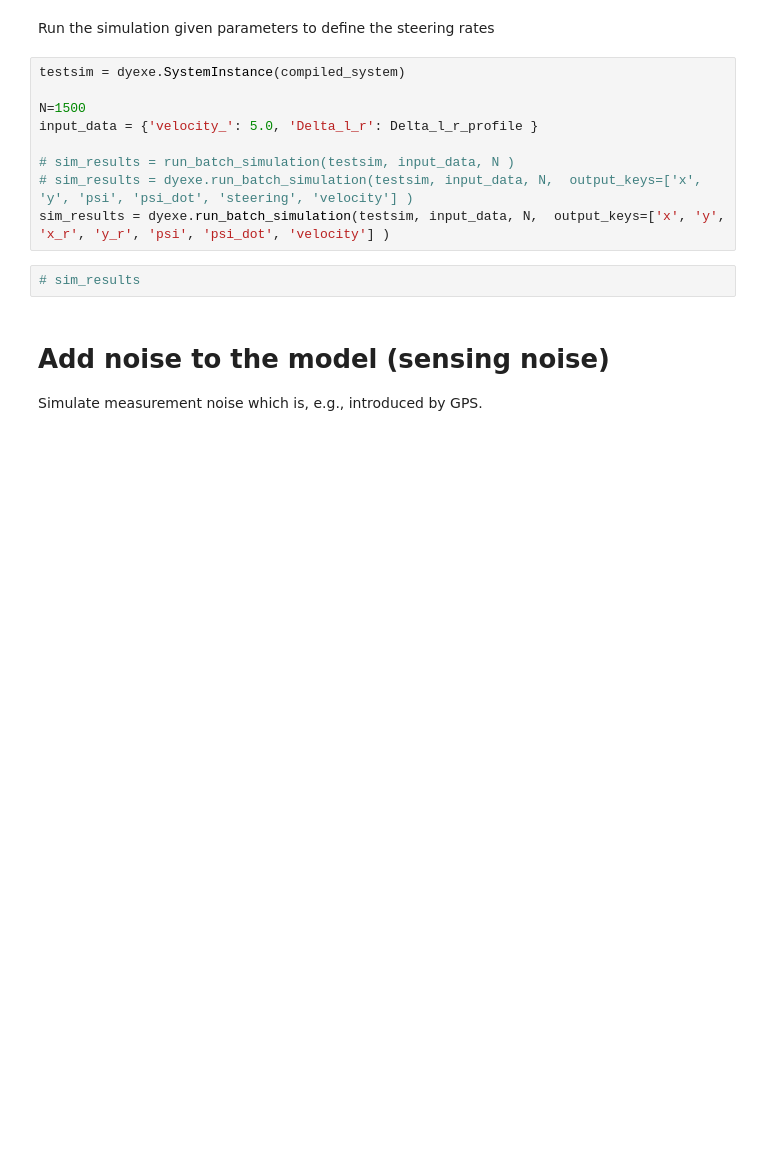
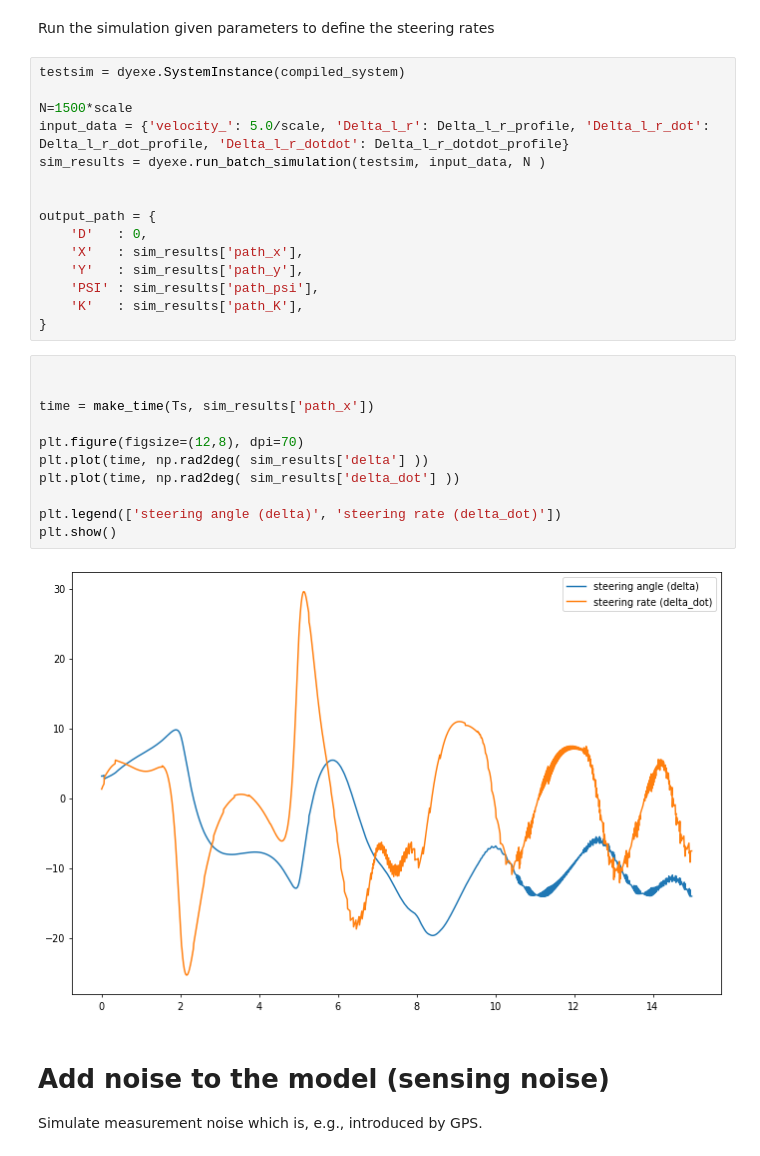
Before and after one commit to christianausb/vehicleControl, a Jupyter notebook: localization_along_line.ipynb, the cells around one changed output. Drawn from its saved outputs; the diff is of its cells as text; blank space fills up the shorter version.

```diff
--- a/localization_along_line.ipynb
+++ b/localization_along_line.ipynb
@@ -250,14 +290,31 @@ Run the simulation given parameters to define the steering rates
 # %%
 testsim = dyexe.SystemInstance(compiled_system)
 
-N=1500
-input_data = {'velocity_': 5.0, 'Delta_l_r': Delta_l_r_profile }
+N=1500*scale
+input_data = {'velocity_': 5.0/scale, 'Delta_l_r': Delta_l_r_profile, 'Delta_l_r_dot': Delta_l_r_dot_profile, 'Delta_l_r_dotdot': Delta_l_r_dotdot_profile}
+sim_results = dyexe.run_batch_simulation(testsim, input_data, N )
 
-# sim_results = run_batch_simulation(testsim, input_data, N )
-# sim_results = dyexe.run_batch_simulation(testsim, input_data, N,  output_keys=['x', 'y', 'psi', 'psi_dot', 'steering', 'velocity'] )
-sim_results = dyexe.run_batch_simulation(testsim, input_data, N,  output_keys=['x', 'y', 'x_r', 'y_r', 'psi', 'psi_dot', 'velocity'] )
+
+output_path = {
+    'D'   : 0,
+    'X'   : sim_results['path_x'],
+    'Y'   : sim_results['path_y'],
+    'PSI' : sim_results['path_psi'],
+    'K'   : sim_results['path_K'],
+}
-# %%
-# sim_results
+# %%
+
+
+time = make_time(Ts, sim_results['path_x'])
+
+plt.figure(figsize=(12,8), dpi=70)
+plt.plot(time, np.rad2deg( sim_results['delta'] ))
+plt.plot(time, np.rad2deg( sim_results['delta_dot'] ))
+
+plt.legend(['steering angle (delta)', 'steering rate (delta_dot)'])
+plt.show()
+# %% [output]
+[figure, added]
 # %% [markdown]
 # Add noise to the model (sensing noise)
 
```
Also changed, not shown: parts of 6 cells of this notebook, 1 other file.
